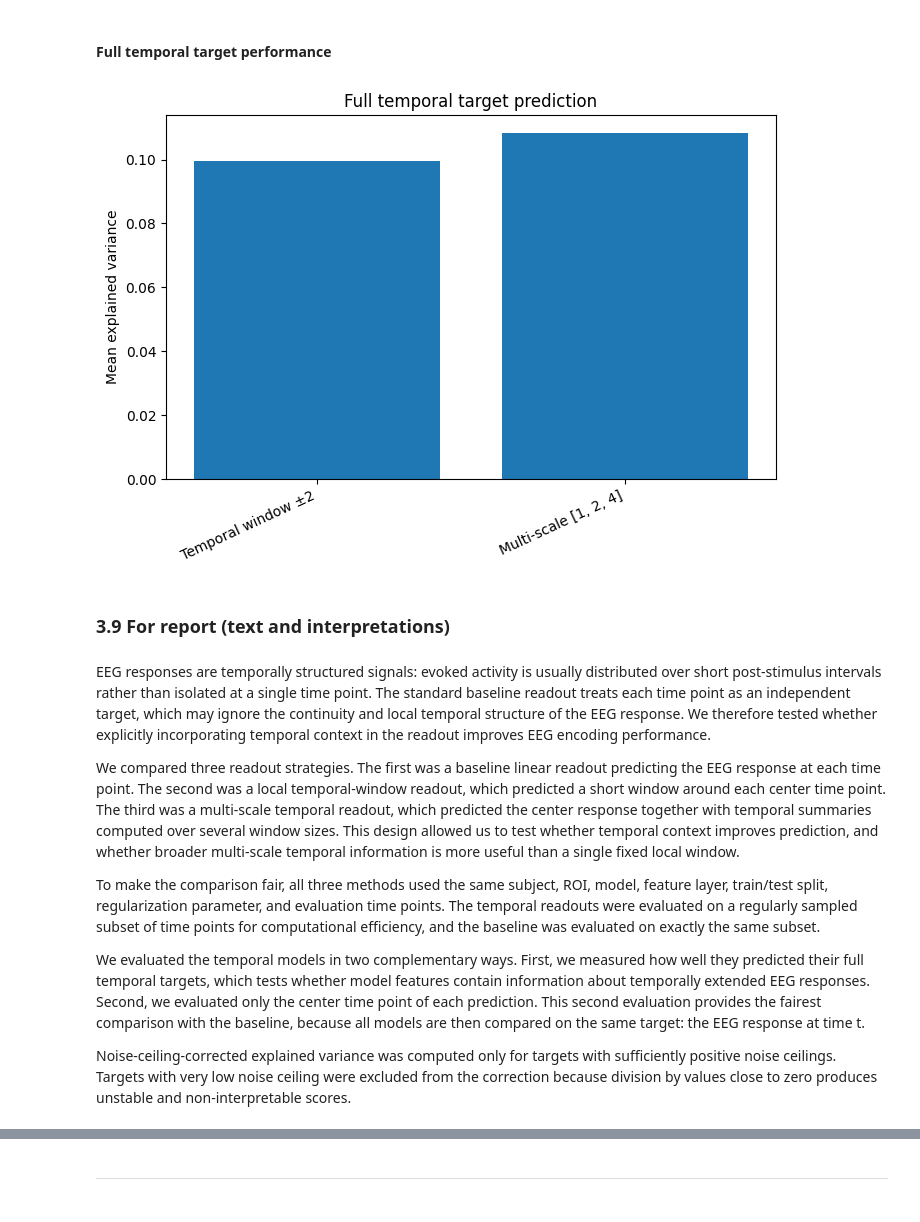
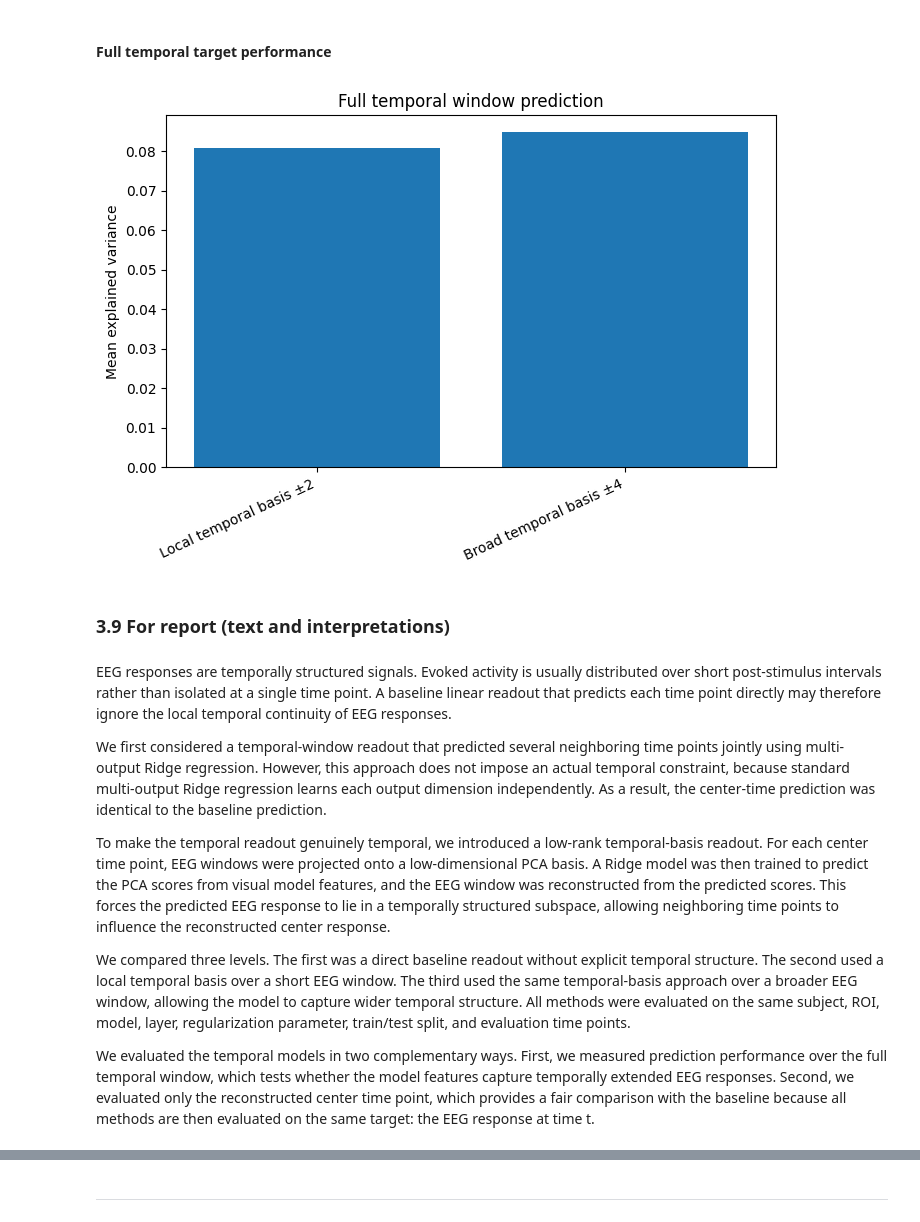
Before and after one commit to Shakikii/Brain-like_Project, a Jupyter notebook: nx414_Clara.ipynb, the cells around one changed output, grey strips where cells are left out. Cells and saved outputs as stored; diff of their text form; code cells hidden in the pictures.

Commit message:
part 3, bad results

```diff
--- a/nx414_Clara.ipynb
+++ b/nx414_Clara.ipynb
@@ -2835,7 +2900,7 @@ def flatten_nc_window(noise_ceiling, start, end):
 # %% [markdown]
 ### 3.4 Model fitting function
 # %%
-def fit_ridge_readout(X_train, Y_train, alpha=1e6):
+def fit_ridge_readout(X_train, Y_train, alpha=BEST_ALPHA):
     model = make_pipeline(
         StandardScaler(),
         Ridge(alpha=alpha)
@@ -3309,0 +3231,25 @@ Multi-scale mean center NC-corrected EV: 0.19020421586992708
+# %%
+broad_temporal_results = run_temporal_basis_readout(
+    X_train=X_train_feat,
+    X_test=X_test_feat,
+    Y_train=Y_train_eeg,
+    Y_test=Y_test_eeg,
+    window=BROAD_WINDOW,
+    n_components=BROAD_N_COMPONENTS,
+    noise_ceiling=noise_ceiling,
+    alpha=BEST_ALPHA,
+    eval_times=EVAL_TIMES_COMMON,
+    store_predictions=False
+)
+
+print("Broad temporal basis full-window EV:",
+      np.nanmean(broad_temporal_results["ev_window"][EVAL_TIMES_COMMON]))
+
+print("Broad temporal basis center EV:",
+      np.nanmean(broad_temporal_results["ev_center"][EVAL_TIMES_COMMON]))
+
+print("Broad temporal basis full-window NC EV:",
+      np.nanmean(broad_temporal_results["ev_window_nc"][EVAL_TIMES_COMMON]))
+
+print("Broad temporal basis center NC EV:",
+      np.nanmean(broad_temporal_results["ev_center_nc"][EVAL_TIMES_COMMON]))
@@ -3318,16 +3538,16 @@ This compares Level 2 and Level 3 on their full temporal targets.
 # %%
 window_level_summary = pd.DataFrame([
     {
-        "method": f"Temporal window ±{LOCAL_WINDOW}",
-        "target": "full local temporal window",
-        "EV": np.nanmean(temporal_window_results["ev_window"][EVAL_TIMES_COMMON]),
-        "NC_corrected_EV": np.nanmean(temporal_window_results["ev_window_nc"][EVAL_TIMES_COMMON]),
+        "method": f"Local temporal basis ±{LOCAL_WINDOW}",
+        "target": "local EEG window",
+        "EV": np.nanmean(local_temporal_results["ev_window"][EVAL_TIMES_COMMON]),
+        "NC_corrected_EV": np.nanmean(local_temporal_results["ev_window_nc"][EVAL_TIMES_COMMON]),
     },
     {
-        "method": f"Multi-scale {MULTI_WINDOWS}",
-        "target": "center + temporal summaries",
-        "EV": np.nanmean(multiscale_results["ev_multiscale"][EVAL_TIMES_COMMON]),
-        "NC_corrected_EV": np.nanmean(multiscale_results["ev_multiscale_nc"][EVAL_TIMES_COMMON]),
+        "method": f"Broad temporal basis ±{BROAD_WINDOW}",
+        "target": "broader EEG window",
+        "EV": np.nanmean(broad_temporal_results["ev_window"][EVAL_TIMES_COMMON]),
+        "NC_corrected_EV": np.nanmean(broad_temporal_results["ev_window_nc"][EVAL_TIMES_COMMON]),
     }
 ])
 
@@ -3489,29 +3709,29 @@ plt.show()
 # %%
 plt.figure(figsize=(7, 5))
 
 plt.bar(
     window_level_summary["method"],
     window_level_summary["EV"]
 )
 
 plt.ylabel("Mean explained variance")
-plt.title("Full temporal target prediction")
+plt.title("Full temporal window prediction")
 plt.xticks(rotation=25, ha="right")
 plt.tight_layout()
 plt.show()
 # %% [output]
-[figure, old version]
+[figure, new version]
 # %% [markdown]
 ### 3.9 For report (text and interpretations)
 # %% [markdown]
-EEG responses are temporally structured signals: evoked activity is usually distributed over short post-stimulus intervals rather than isolated at a single time point. The standard baseline readout treats each time point as an independent target, which may ignore the continuity and local temporal structure of the EEG response. We therefore tested whether explicitly incorporating temporal context in the readout improves EEG encoding performance.
+EEG responses are temporally structured signals. Evoked activity is usually distributed over short post-stimulus intervals rather than isolated at a single time point. A baseline linear readout that predicts each time point directly may therefore ignore the local temporal continuity of EEG responses.
 
-We compared three readout strategies. The first was a baseline linear readout predicting the EEG response at each time point. The second was a local temporal-window readout, which predicted a short window around each center time point. The third was a multi-scale temporal readout, which predicted the center response together with temporal summaries computed over several window sizes. This design allowed us to test whether temporal context improves prediction, and whether broader multi-scale temporal information is more useful than a single fixed local window.
+We first considered a temporal-window readout that predicted several neighboring time points jointly using multi-output Ridge regression. However, this approach does not impose an actual temporal constraint, because standard multi-output Ridge regression learns each output dimension independently. As a result, the center-time prediction was identical to the baseline prediction.
 
-To make the comparison fair, all three methods used the same subject, ROI, model, feature layer, train/test split, regularization parameter, and evaluation time points. The temporal readouts were evaluated on a regularly sampled subset of time points for computational efficiency, and the baseline was evaluated on exactly the same subset.
+To make the temporal readout genuinely temporal, we introduced a low-rank temporal-basis readout. For each center time point, EEG windows were projected onto a low-dimensional PCA basis. A Ridge model was then trained to predict the PCA scores from visual model features, and the EEG window was reconstructed from the predicted scores. This forces the predicted EEG response to lie in a temporally structured subspace, allowing neighboring time points to influence the reconstructed center response.
 
-We evaluated the temporal models in two complementary ways. First, we measured how well they predicted their full temporal targets, which tests whether model features contain information about temporally extended EEG responses. Second, we evaluated only the center time point of each prediction. This second evaluation provides the fairest comparison with the baseline, because all models are then compared on the same target: the EEG response at time t.
+We compared three levels. The first was a direct baseline readout without explicit temporal structure. The second used a local temporal basis over a short EEG window. The third used the same temporal-basis approach over a broader EEG window, allowing the model to capture wider temporal structure. All methods were evaluated on the same subject, ROI, model, layer, regularization parameter, train/test split, and evaluation time points.
 
-Noise-ceiling-corrected explained variance was computed only for targets with sufficiently positive noise ceilings. Targets with very low noise ceiling were excluded from the correction because division by values close to zero produces unstable and non-interpretable scores.
+We evaluated the temporal models in two complementary ways. First, we measured prediction performance over the full temporal window, which tests whether the model features capture temporally extended EEG responses. Second, we evaluated only the reconstructed center time point, which provides a fair comparison with the baseline because all methods are then evaluated on the same target: the EEG response at time t.
 # %% [markdown]
 ---
```
Also changed, not shown: parts of 27 cells of this notebook.
